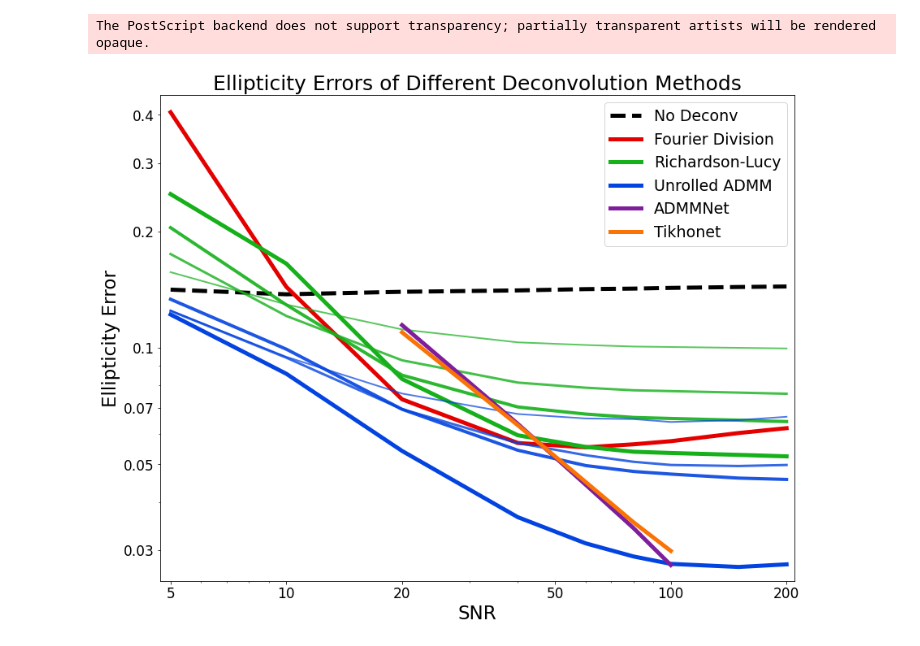
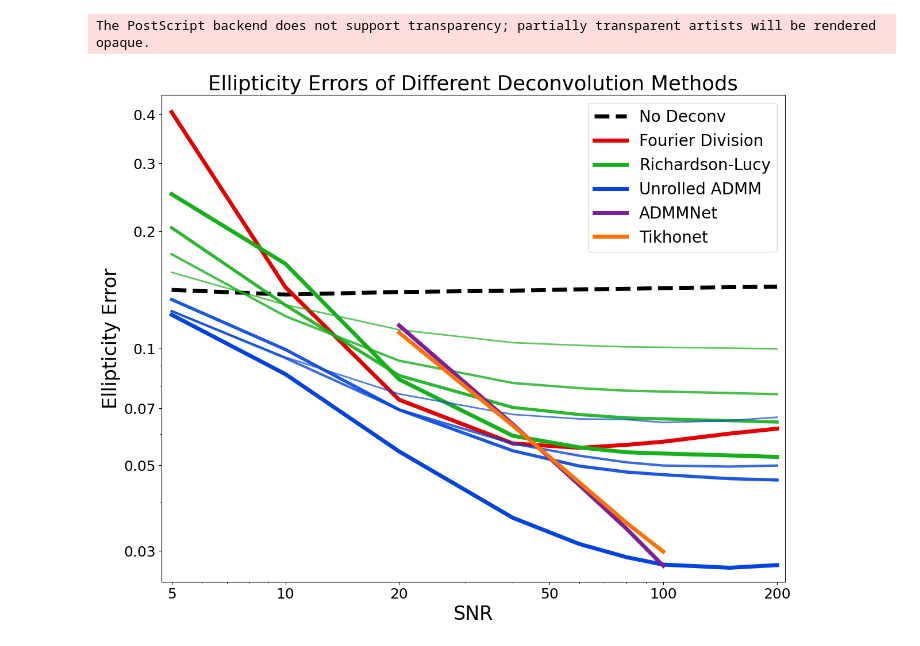
Before and after one commit to Lukeli0425/Galaxy-Deconv, a Jupyter notebook: figures/error_snr.ipynb, the cells around one changed output. Drawn from its saved outputs; the diff is of its cells as text; code cells hidden in the pictures.

Commit message:
update figures

```diff
--- a/figures/error_snr.ipynb
+++ b/figures/error_snr.ipynb
@@ -33,36 +33,36 @@ for method in methods:
     for snr in snrs:
         rec_err = np.abs(np.array(results[str(snr)]['rec_shear']) - gt_shear)
         g_errs.append(np.mean(rec_err[:,2]))
         g_stds.append(np.std(rec_err[:,2]))
     color = 'xkcd:blue' if 'ADMM' in method else ('xkcd:green' if 'Richard-Lucy' in method else ('xkcd:red' if method=='FPFS' else 'black'))
     markersize = 11.7 if 'ADMM' in method else (6.5 if 'Richard-Lucy' in method else (9 if method == 'Wiener' else 7))
     if methods[method][1] == 1:
         label = 'Unrolled ADMM' if 'ADMM' in method else ('Richardson-Lucy' if 'Richard-Lucy' in method else ('No Deconv' if 'No' in method else 'Fourier Division'))
         ax1.plot(snrs, g_errs, methods[method][0], label=label, color=color, linewidth=methods[method][2], alpha=methods[method][1], markersize=markersize)
     else:
         ax1.plot(snrs, g_errs, methods[method][0], color=color, linewidth=methods[method][2], alpha=methods[method][1], markersize=markersize)
 
 ax1.plot(snrs[2:7], admmnet, '-', color='xkcd:purple', linewidth=5, label='ADMMNet')
 ax1.plot(snrs[2:7], tikhonet, '-', color='xkcd:orange', linewidth=5, label='Tikhonet')
 
 ax1.set_ylim(0.025,0.45)
 # ax1.set_ylim(0.,0.2)
 ax1.set_yscale('log', base=10)
 ax1.set_yticks([0.03,0.05,0.07,0.1,0.2,0.3,0.4])
 ax1.set_yticklabels(['0.03','0.05','0.07','0.1','0.2','0.3','0.4'])
-ax1.set_ylabel('Ellipticity Error', fontsize=23)
+ax1.set_ylabel('Ellipticity Error', fontsize=24)
 
 ax1.set_xlim([4.7, 210])
 ax1.set_xscale('log')
 ax1.set_xticks([5,10,20,50,100,200])
 ax1.set_xticklabels(['5','10','20','50','100','200'])
-ax1.set_xlabel('SNR', fontsize=23)
+ax1.set_xlabel('SNR', fontsize=24)
 
-plt.legend(fontsize=19)
-plt.tick_params(labelsize=17)
-plt.title('Ellipticity Errors of Different Deconvolution Methods', fontsize=25)
+plt.legend(fontsize=20)
+plt.tick_params(labelsize=18)
+plt.title('Ellipticity Errors of Different Deconvolution Methods', fontsize=25.5)
 plt.savefig('err_snr.eps', bbox_inches='tight')
 plt.savefig('err_snr.jpg', bbox_inches='tight')
 # %% [output]
 The PostScript backend does not support transparency; partially transparent artists will be rendered opaque.
-[figure, old version]
+[figure, new version]
```
Also changed, not shown: 6 other files.
